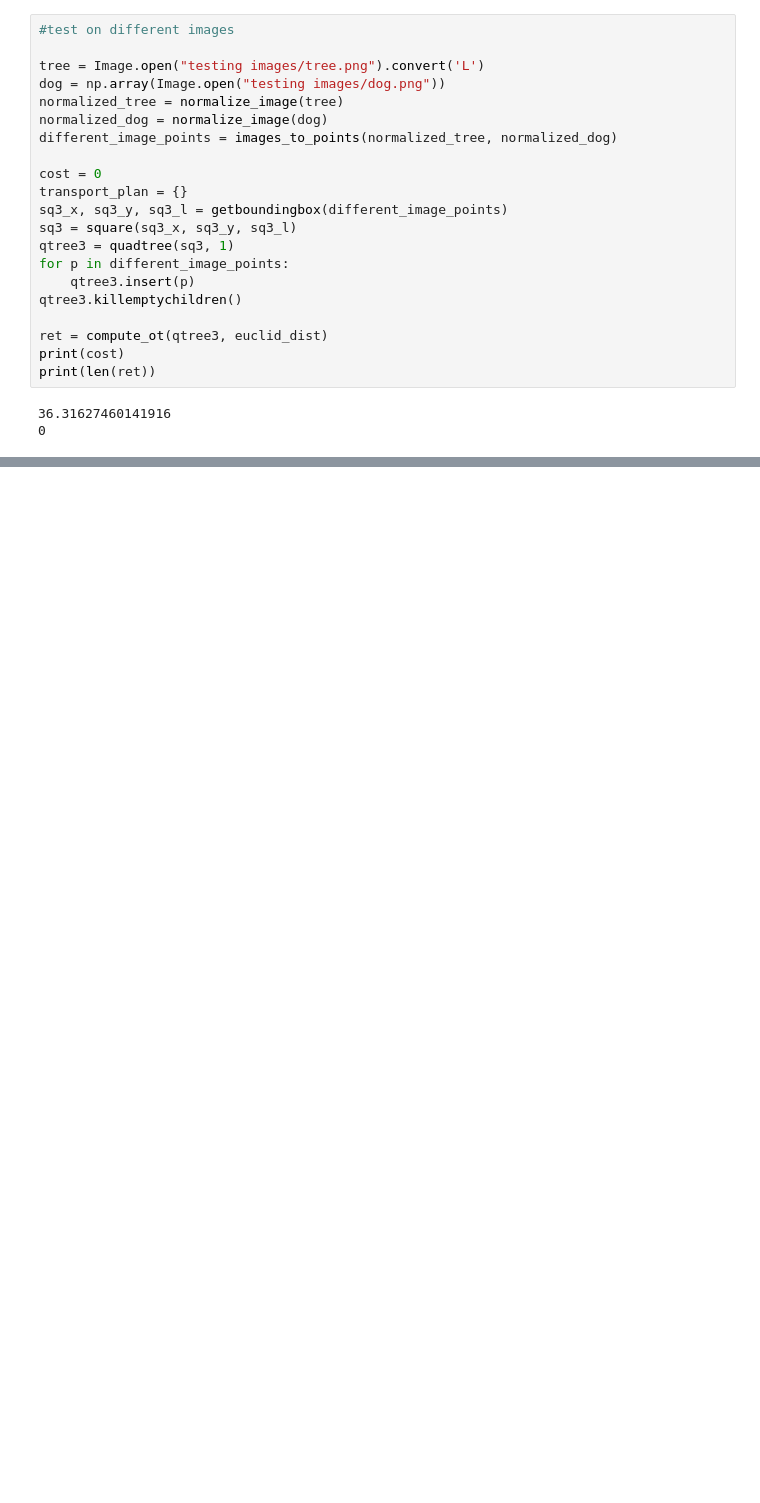
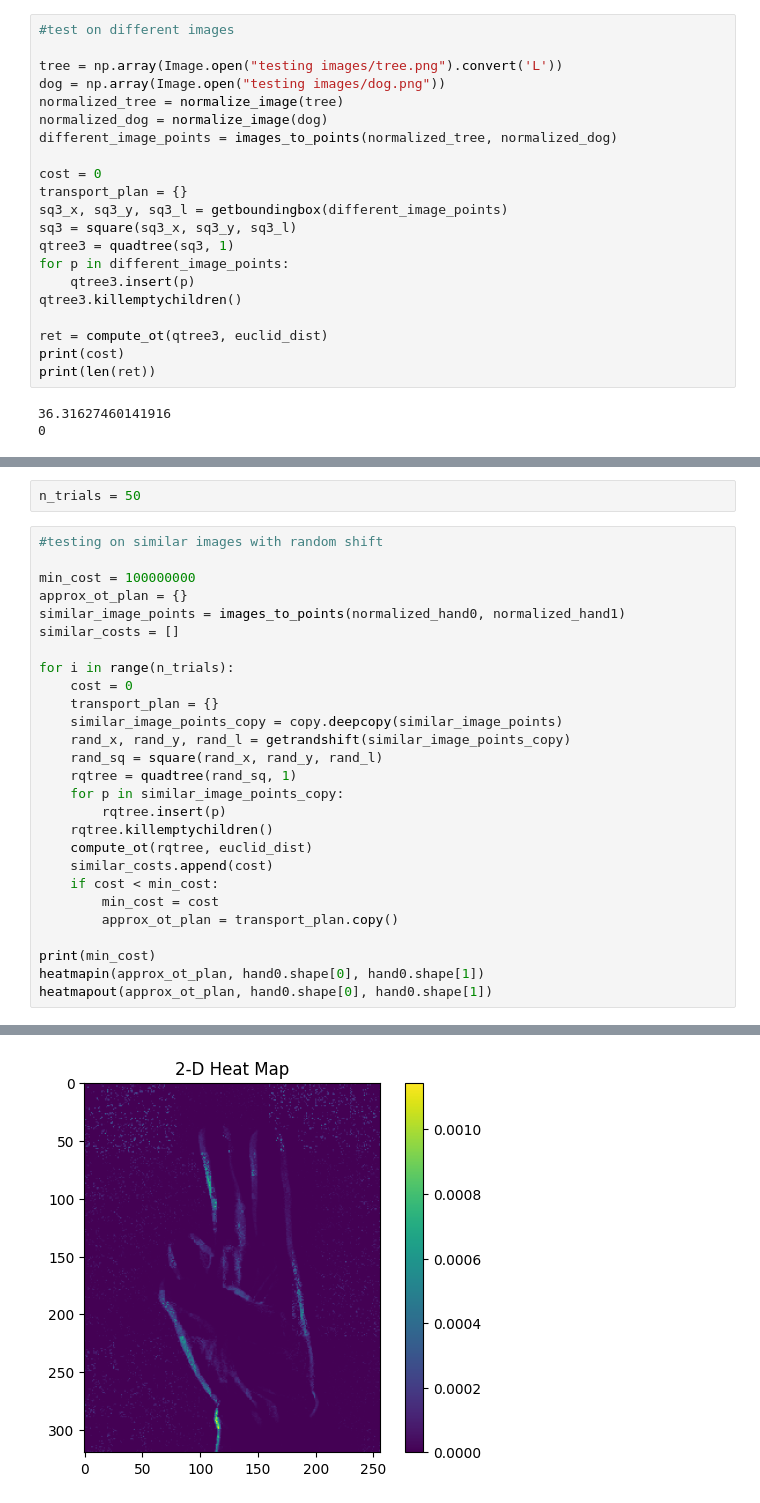
Before and after one commit to ethanyc04/csplus-ot, a Jupyter notebook: ot_testing.ipynb, the cells around one changed output, grey strips where cells are left out. Cells and saved outputs as stored; diff of their text form; blank space fills up the shorter version.

Commit message:
testing with random shift

```diff
--- a/ot_testing.ipynb
+++ b/ot_testing.ipynb
@@ -512,7 +513,7 @@ heatmapin(transport_plan, m, n)
 # %%
 #test on different images
 
-tree = Image.open("testing images/tree.png").convert('L')
+tree = np.array(Image.open("testing images/tree.png").convert('L'))
 dog = np.array(Image.open("testing images/dog.png"))
 normalized_tree = normalize_image(tree)
 normalized_dog = normalize_image(dog)
@@ -555,2 +554,32 @@ print(len(ret))
 58.92721471337399
 0
+# %%
+n_trials = 50
+# %%
+#testing on similar images with random shift
+
+min_cost = 100000000
+approx_ot_plan = {}
+similar_image_points = images_to_points(normalized_hand0, normalized_hand1)
+similar_costs = []
+
+for i in range(n_trials):
+    cost = 0
+    transport_plan = {}
+    similar_image_points_copy = copy.deepcopy(similar_image_points)
+    rand_x, rand_y, rand_l = getrandshift(similar_image_points_copy)
+    rand_sq = square(rand_x, rand_y, rand_l)
+    rqtree = quadtree(rand_sq, 1)
+    for p in similar_image_points_copy:
+        rqtree.insert(p)
+    rqtree.killemptychildren()
+    compute_ot(rqtree, euclid_dist)
+    similar_costs.append(cost)
+    if cost < min_cost:
+        min_cost = cost
+        approx_ot_plan = transport_plan.copy()
+
+print(min_cost)
+heatmapin(approx_ot_plan, hand0.shape[0], hand0.shape[1])
+heatmapout(approx_ot_plan, hand0.shape[0], hand0.shape[1])
+# %% [output]
@@ -556,0 +587 @@ print(len(ret))
+[figure, added]
```
Also changed, not shown: parts of 8 cells of this notebook.
